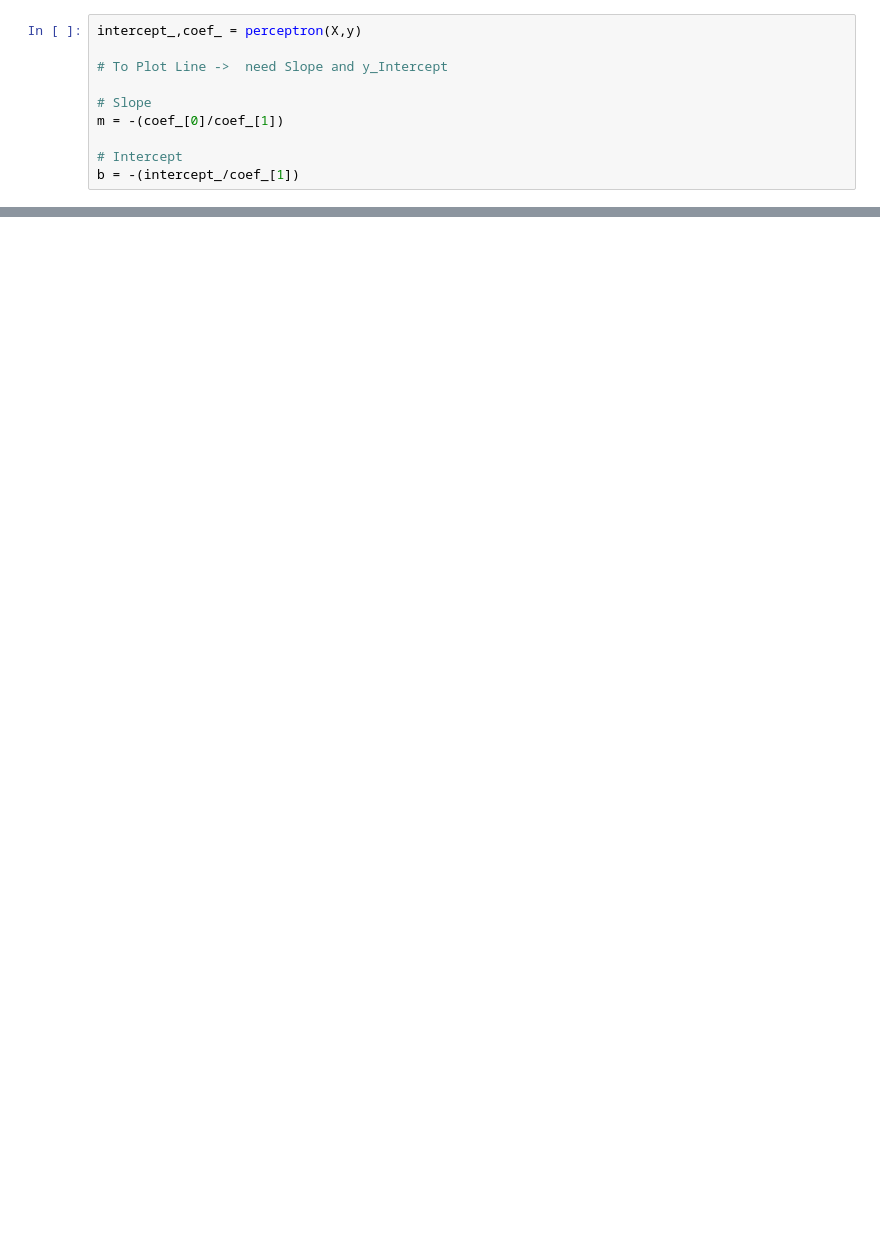
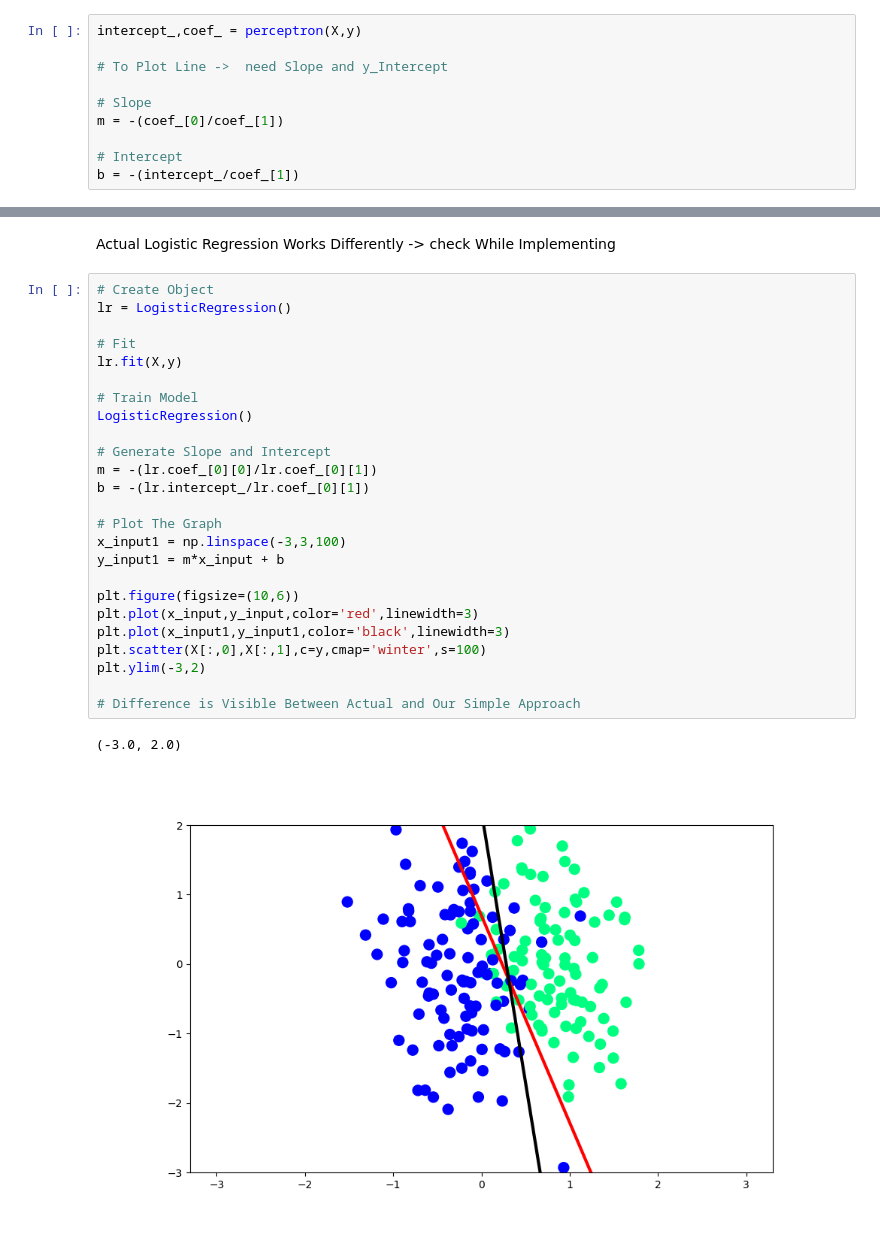
Before and after one commit to manju-parijat-chandra/MachineLearning, a Jupyter notebook: Ml_Basics/ML_Models/Logistic_Regression/perceptron_trick.ipynb, the cells around one changed output, grey strips where cells are left out. Saved outputs shown, nothing was run; the diff lists cells and outputs as text; blank space fills up the shorter version.

```diff
--- a/Ml_Basics/ML_Models/Logistic_Regression/perceptron_trick.ipynb
+++ b/Ml_Basics/ML_Models/Logistic_Regression/perceptron_trick.ipynb
@@ -70,0 +120,30 @@ plt.ylim(-3,2)
+# %% [markdown]
+Actual Logistic Regression Works Differently -> check While Implementing
+# %%
+# Create Object
+lr = LogisticRegression()
+
+# Fit
+lr.fit(X,y)
+
+# Train Model
+LogisticRegression()
+
+# Generate Slope and Intercept
+m = -(lr.coef_[0][0]/lr.coef_[0][1])
+b = -(lr.intercept_/lr.coef_[0][1])
+
+# Plot The Graph
+x_input1 = np.linspace(-3,3,100)
+y_input1 = m*x_input + b
+
+plt.figure(figsize=(10,6))
+plt.plot(x_input,y_input,color='red',linewidth=3)
+plt.plot(x_input1,y_input1,color='black',linewidth=3)
+plt.scatter(X[:,0],X[:,1],c=y,cmap='winter',s=100)
+plt.ylim(-3,2)
+
+# Difference is Visible Between Actual and Our Simple Approach
+# %% [output]
+(-3.0, 2.0)
+[figure, added]
```
Also changed, not shown: parts of 8 cells of this notebook.
